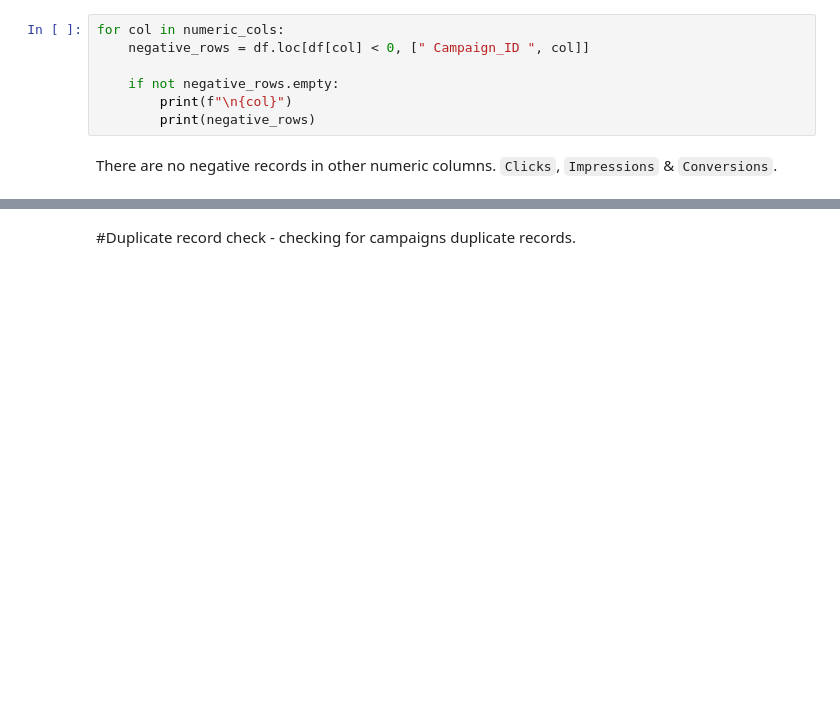
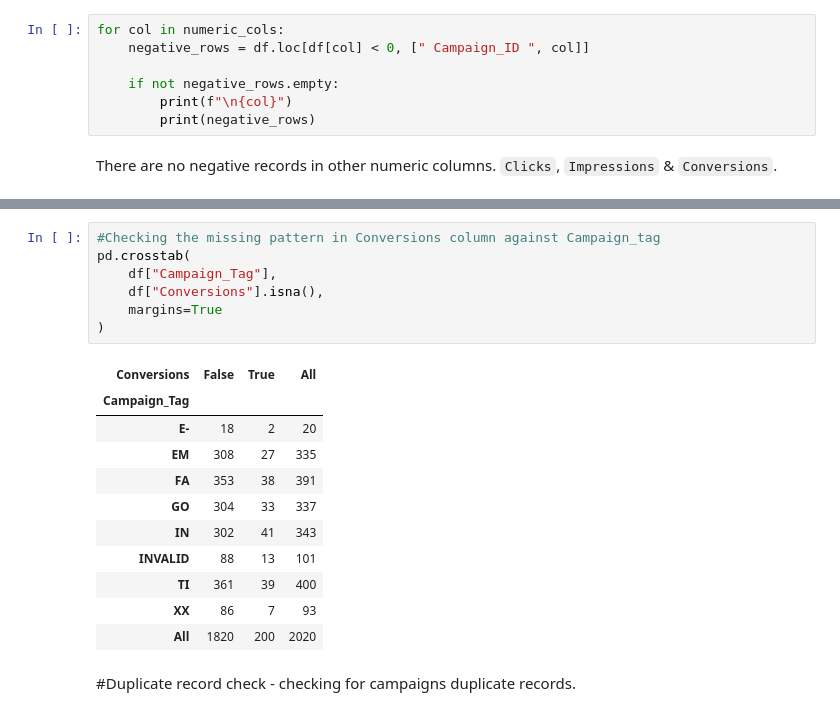
Before and after one commit to Nikita-Ravindra-Albela/Marketing_Campaign_Performance_Analysis, a Jupyter notebook: Python/Marketing_Analytics_Profiling.ipynb, the cells around one changed output, grey strips where cells are left out. Saved outputs shown, nothing was run; the diff lists cells and outputs as text; blank space fills up the shorter version.

```diff
--- a/Python/Marketing_Analytics_Profiling.ipynb
+++ b/Python/Marketing_Analytics_Profiling.ipynb
@@ -550,3 +590,22 @@ There are no negative records in other numeric columns. `Clicks`, `Impressions`
+# %%
+#Checking the missing pattern in Conversions column against Campaign_tag
+pd.crosstab(
+    df["Campaign_Tag"],
+    df["Conversions"].isna(),
+    margins=True
+)
+# %% [output]
+| Conversions | False | True | All |
+| Campaign_Tag |  |  |  |
+| E- | 18 | 2 | 20 |
+| EM | 308 | 27 | 335 |
+| FA | 353 | 38 | 391 |
+| GO | 304 | 33 | 337 |
+| IN | 302 | 41 | 343 |
+| INVALID | 88 | 13 | 101 |
+| TI | 361 | 39 | 400 |
+| XX | 86 | 7 | 93 |
+| All | 1820 | 200 | 2020 |
 # %% [markdown]
 #Duplicate record check - checking for campaigns duplicate records.
 # %%
```
Also changed, not shown: parts of 2 cells of this notebook, 1 other file.
